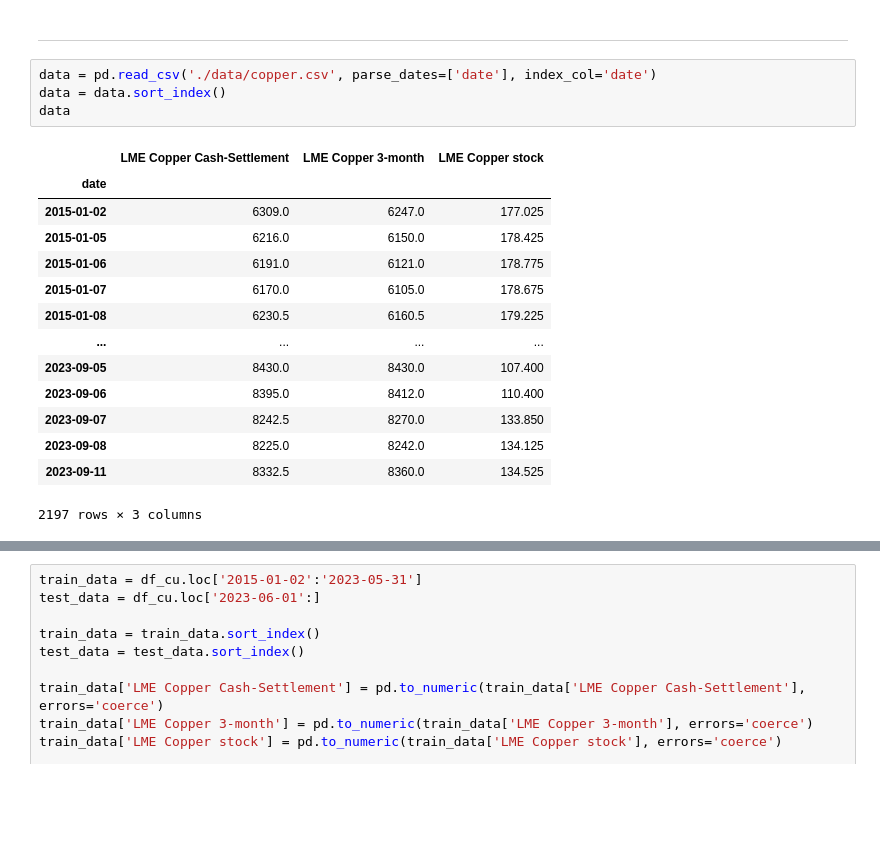
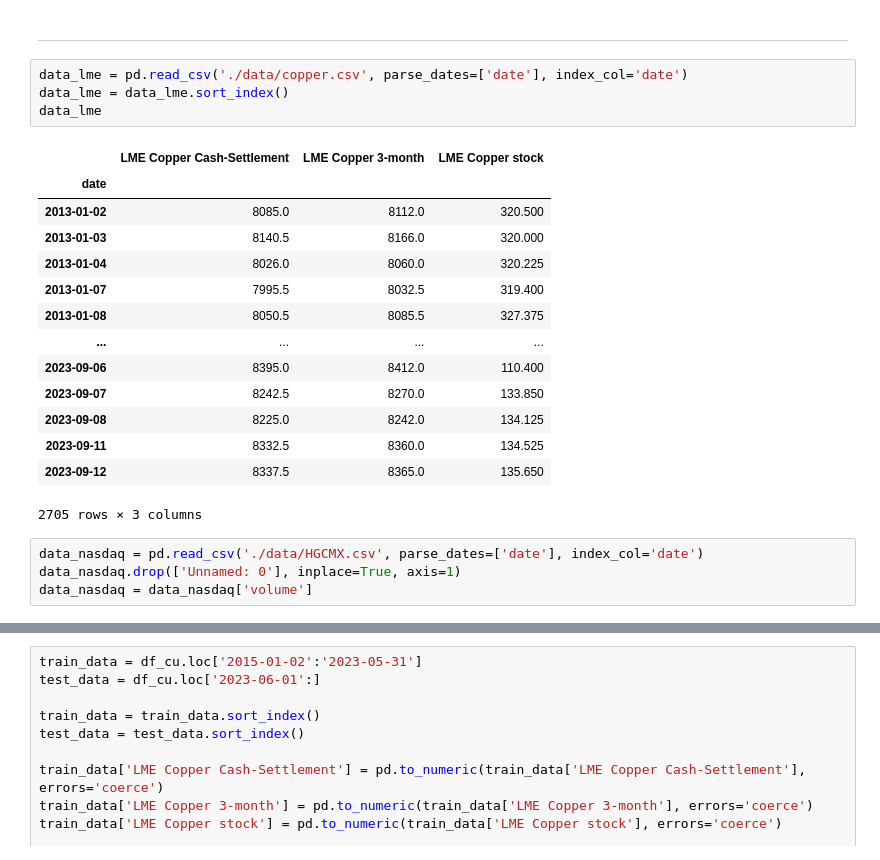
Before and after one commit to hotdonkey/data_science, a Jupyter notebook: Projecy_8/diploma.ipynb, the cells around one changed output, grey strips where cells are left out. Drawn from its saved outputs; the diff is of its cells as text; blank space fills up the shorter version.

```diff
--- a/Projecy_8/diploma.ipynb
+++ b/Projecy_8/diploma.ipynb
@@ -102,21 +122,25 @@ display(cu_df.head(), cu_df.head())
 # %% [markdown]
 ----
 # %%
-data = pd.read_csv('./data/copper.csv', parse_dates=['date'], index_col='date')
-data = data.sort_index()
-data
+data_lme = pd.read_csv('./data/copper.csv', parse_dates=['date'], index_col='date')
+data_lme = data_lme.sort_index()
+data_lme
 # %% [output]
 |  | LME Copper Cash-Settlement | LME Copper 3-month | LME Copper stock |
 | date |  |  |  |
-| 2015-01-02 | 6309.0 | 6247.0 | 177.025 |
-| 2015-01-05 | 6216.0 | 6150.0 | 178.425 |
-| 2015-01-06 | 6191.0 | 6121.0 | 178.775 |
-| 2015-01-07 | 6170.0 | 6105.0 | 178.675 |
-| 2015-01-08 | 6230.5 | 6160.5 | 179.225 |
+| 2013-01-02 | 8085.0 | 8112.0 | 320.500 |
+| 2013-01-03 | 8140.5 | 8166.0 | 320.000 |
+| 2013-01-04 | 8026.0 | 8060.0 | 320.225 |
+| 2013-01-07 | 7995.5 | 8032.5 | 319.400 |
+| 2013-01-08 | 8050.5 | 8085.5 | 327.375 |
 | ... | ... | ... | ... |
-| 2023-09-05 | 8430.0 | 8430.0 | 107.400 |
 | 2023-09-06 | 8395.0 | 8412.0 | 110.400 |
 | 2023-09-07 | 8242.5 | 8270.0 | 133.850 |
 | 2023-09-08 | 8225.0 | 8242.0 | 134.125 |
 | 2023-09-11 | 8332.5 | 8360.0 | 134.525 |
+| 2023-09-12 | 8337.5 | 8365.0 | 135.650 |
-2197 rows × 3 columns
+2705 rows × 3 columns
+# %%
+data_nasdaq = pd.read_csv('./data/HGCMX.csv', parse_dates=['date'], index_col='date')
+data_nasdaq.drop(['Unnamed: 0'], inplace=True, axis=1)
+data_nasdaq = data_nasdaq['volume']
```
Also changed, not shown: parts of 12 cells of this notebook, 5 other files.
